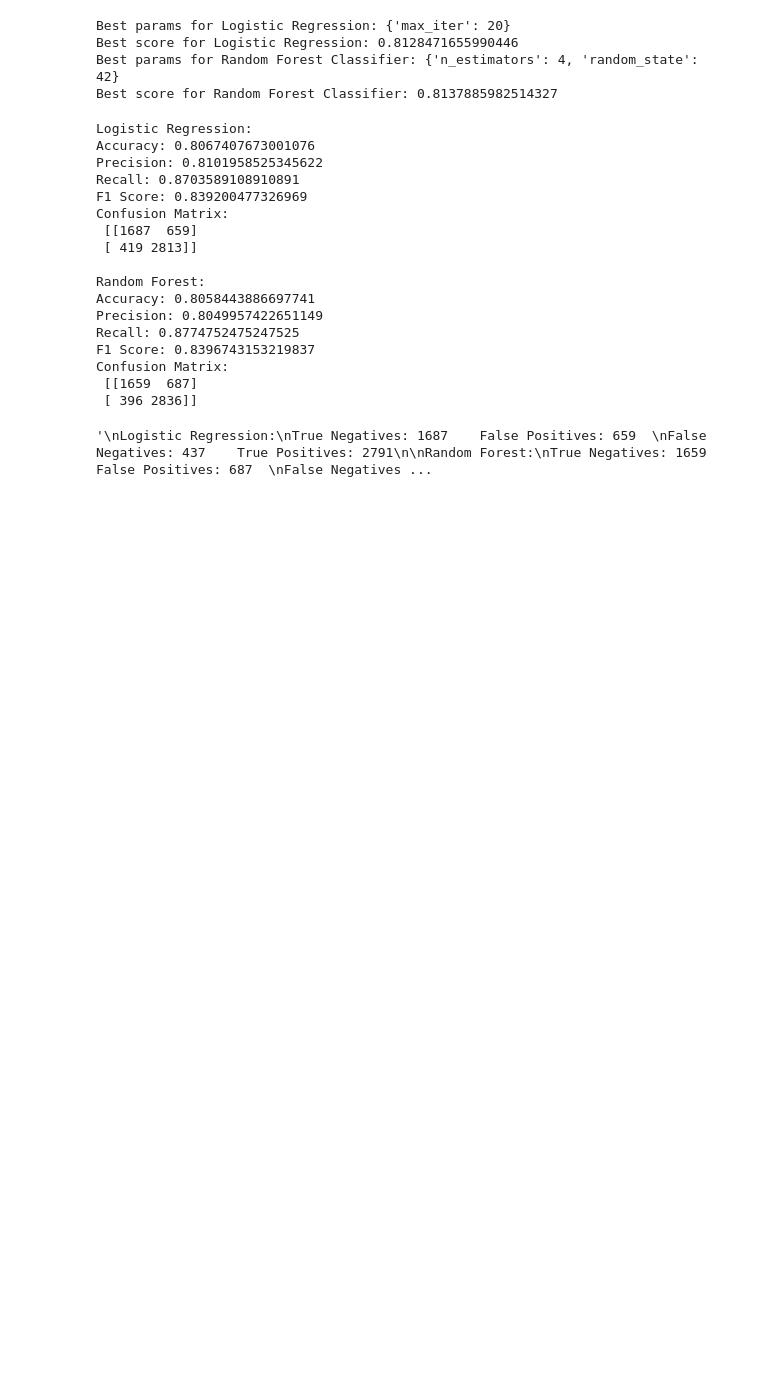
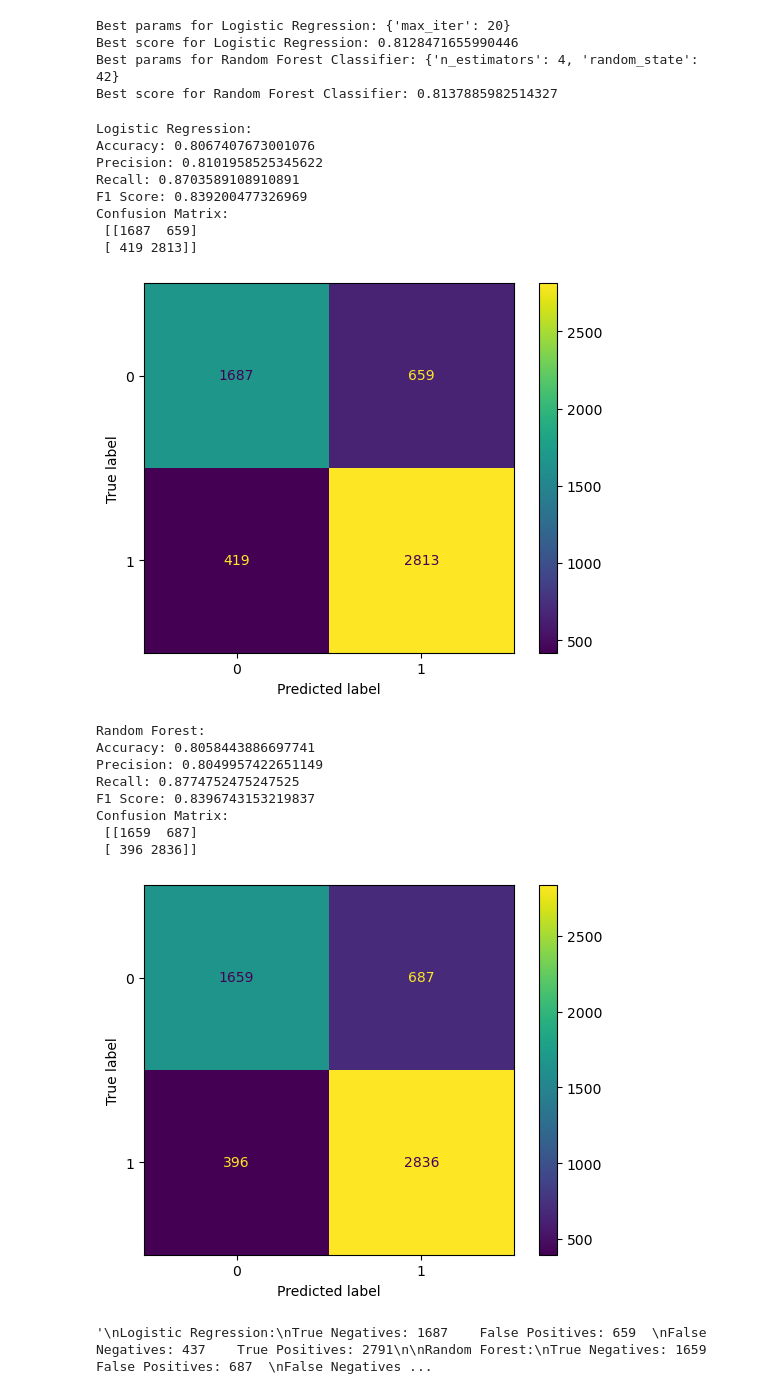
Before and after one commit to JustinCordova/student-depression-prediction, a Jupyter notebook: main.ipynb, the cells around one changed output. Saved outputs shown, nothing was run; the diff lists cells and outputs as text; code cells hidden in the pictures; blank space fills up the shorter version.

Commit message:
Confusion Matrix Display

```diff
--- a/main.ipynb
+++ b/main.ipynb
@@ -406,42 +406,52 @@ Best score for Random Forest Classifier: 0.8137885982514327
 # %%
 # Predict & Evaluate
 
 # Predict
 y_pred_lr = lr_model.predict(X_test)
 y_pred_rf = rf_model.predict(X_test)
 
+cm_lr = confusion_matrix(y_test, y_pred_lr)
+cm_rf = confusion_matrix(y_test, y_pred_rf)
+
 # Evaluate
 print("Logistic Regression:")
 print("Accuracy:", accuracy_score(y_test, y_pred_lr))
 print("Precision:", precision_score(y_test, y_pred_lr))
 print("Recall:", recall_score(y_test, y_pred_lr))
 print("F1 Score:", f1_score(y_test, y_pred_lr))
-print("Confusion Matrix:\n", confusion_matrix(y_test, y_pred_lr))
+print("Confusion Matrix:\n", cm_lr)
+disp_lr = ConfusionMatrixDisplay(cm_lr)
+disp_lr.plot()
+plt.show()
 
 print("\nRandom Forest:")
 print("Accuracy:", accuracy_score(y_test, y_pred_rf))
 print("Precision:", precision_score(y_test, y_pred_rf))
 print("Recall:", recall_score(y_test, y_pred_rf))
 print("F1 Score:", f1_score(y_test, y_pred_rf))
-print("Confusion Matrix:\n", confusion_matrix(y_test, y_pred_rf))
+print("Confusion Matrix:\n", cm_rf)
+disp_rf = ConfusionMatrixDisplay(cm_rf)
+disp_rf.plot()
+plt.show()
 # %% [output]
 Logistic Regression:
 Accuracy: 0.8067407673001076
 Precision: 0.8101958525345622
 Recall: 0.8703589108910891
 F1 Score: 0.839200477326969
 Confusion Matrix:
  [[1687  659]
  [ 419 2813]]
-
-Random Forest:
-Accuracy: 0.8058443886697741
-Precision: 0.8049957422651149
-Recall: 0.8774752475247525
-F1 Score: 0.8396743153219837
-Confusion Matrix:
- [[1659  687]
- [ 396 2836]]
+[figure, added]
+Random Forest:
+Accuracy: 0.8058443886697741
+Precision: 0.8049957422651149
+Recall: 0.8774752475247525
+F1 Score: 0.8396743153219837
+Confusion Matrix:
+ [[1659  687]
+ [ 396 2836]]
+[figure, added]
 # %%
 # Confusion Matrix Review
 """
```
Also changed, not shown: parts of 1 cell of this notebook.
